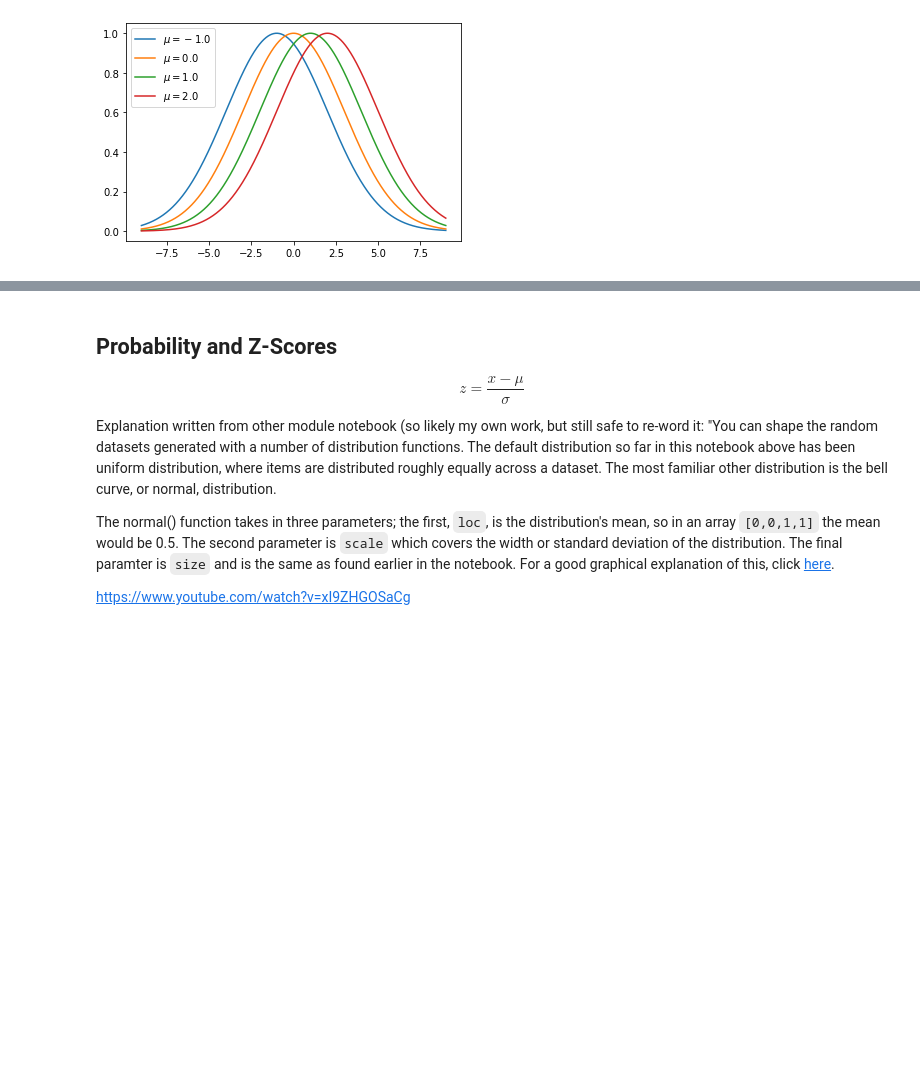
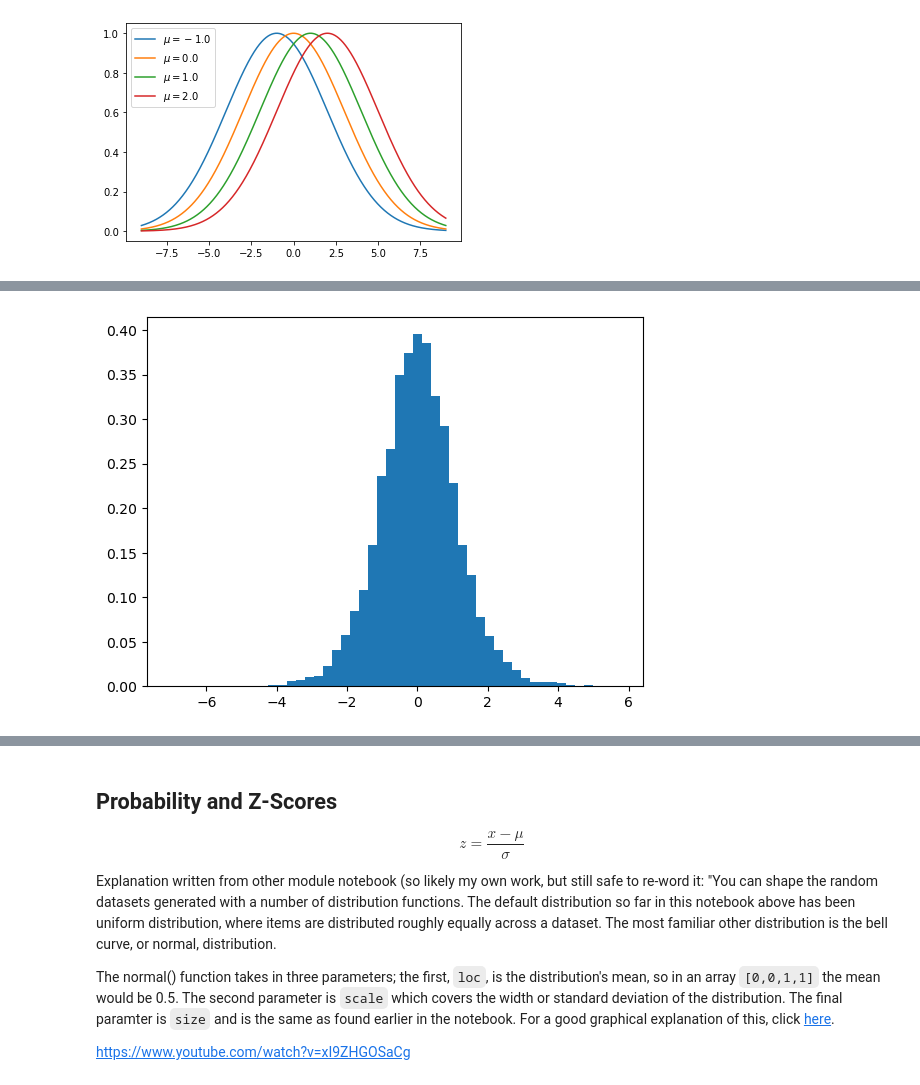
Before and after one commit to kiehozero/atu-fundda2022, a Jupyter notebook: practicals/00-normal-distribution.ipynb, the cells around one changed output, grey strips where cells are left out. Saved outputs shown, nothing was run; the diff lists cells and outputs as text; code cells hidden in the pictures; blank space fills up the shorter version.

```diff
--- a/practicals/00-normal-distribution.ipynb
+++ b/practicals/00-normal-distribution.ipynb
@@ -87,3 +115,10 @@ plt.show()
+# %%
+stt = np.random.standard_t(10, size=10000)
+
+plt.hist(stt, bins=50, density=True)
+plt.show()
+# %% [output]
+[figure, added]
 # %% [markdown]
 ## The Central Limit Theorem
 
```
Also changed, not shown: parts of 19 cells of this notebook, 1 other file.
